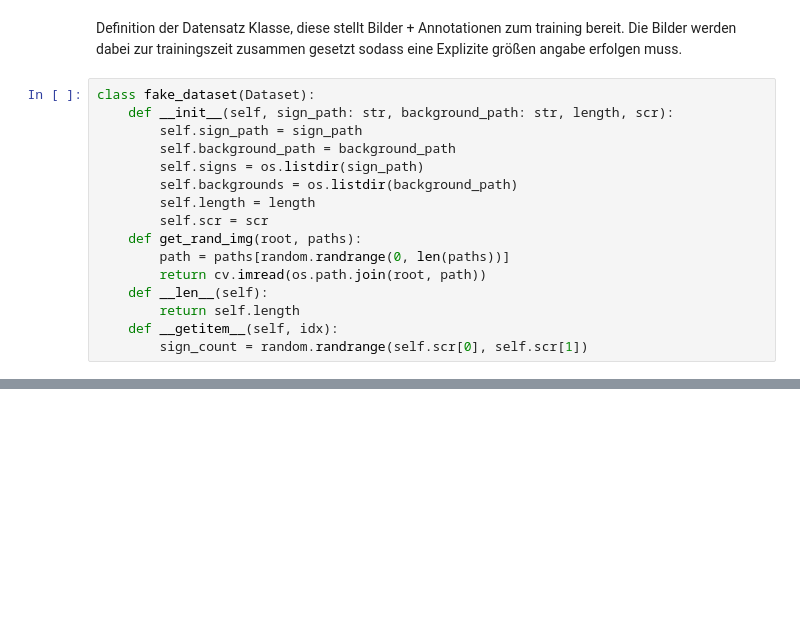
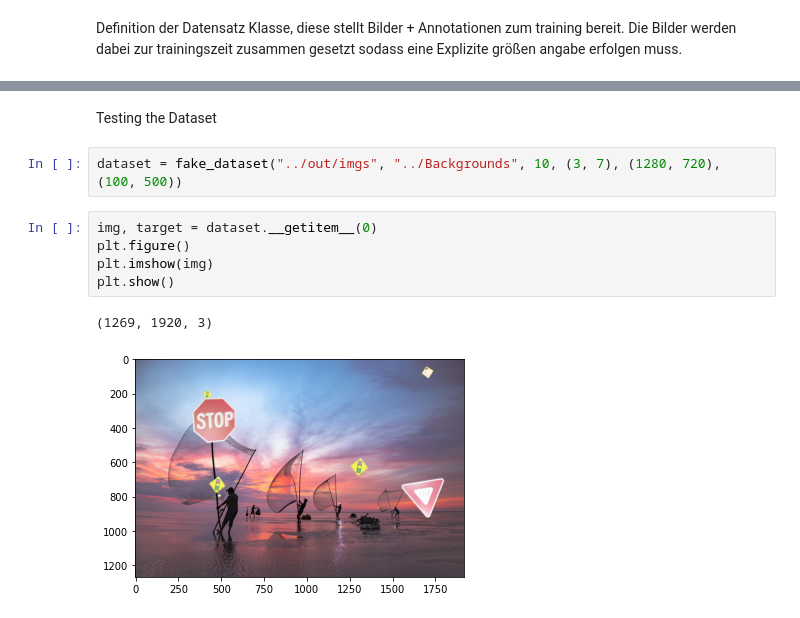
Before and after one commit to TRenneke/LearningAndSoftComputing, a Jupyter notebook: DataPipeFake.ipynb, the cells around one changed output, grey strips where cells are left out. Cells and saved outputs as stored; diff of their text form; blank space fills up the shorter version.

```diff
--- a/DataPipeFake.ipynb
+++ b/DataPipeFake.ipynb
@@ -9,18 +12,2 @@ import argparse
 # %% [markdown]
 Definition der Datensatz Klasse, diese stellt Bilder + Annotationen zum training bereit. Die Bilder werden dabei zur trainingszeit zusammen gesetzt sodass eine Explizite größen angabe erfolgen muss.
-# %%
-class fake_dataset(Dataset):
-    def __init__(self, sign_path: str, background_path: str, length, scr):
-        self.sign_path = sign_path
-        self.background_path = background_path
-        self.signs = os.listdir(sign_path)
-        self.backgrounds = os.listdir(background_path)
-        self.length = length
-        self.scr = scr
-    def get_rand_img(root, paths):
-        path = paths[random.randrange(0, len(paths))]
-        return cv.imread(os.path.join(root, path))
-    def __len__(self):
-        return self.length
-    def __getitem__(self, idx):
-        sign_count = random.randrange(self.scr[0], self.scr[1])
@@ -26,0 +71,12 @@ class fake_dataset(Dataset):
+# %% [markdown]
+Testing the Dataset
+# %%
+dataset = fake_dataset("../out/imgs", "../Backgrounds", 10, (3, 7), (1280, 720), (100, 500))
+# %%
+img, target = dataset.__getitem__(0)
+plt.figure()
+plt.imshow(img)
+plt.show()
+# %% [output]
+(1269, 1920, 3)
+[figure, added]
```
Also changed, not shown: parts of 7 cells of this notebook, 10 other files.
